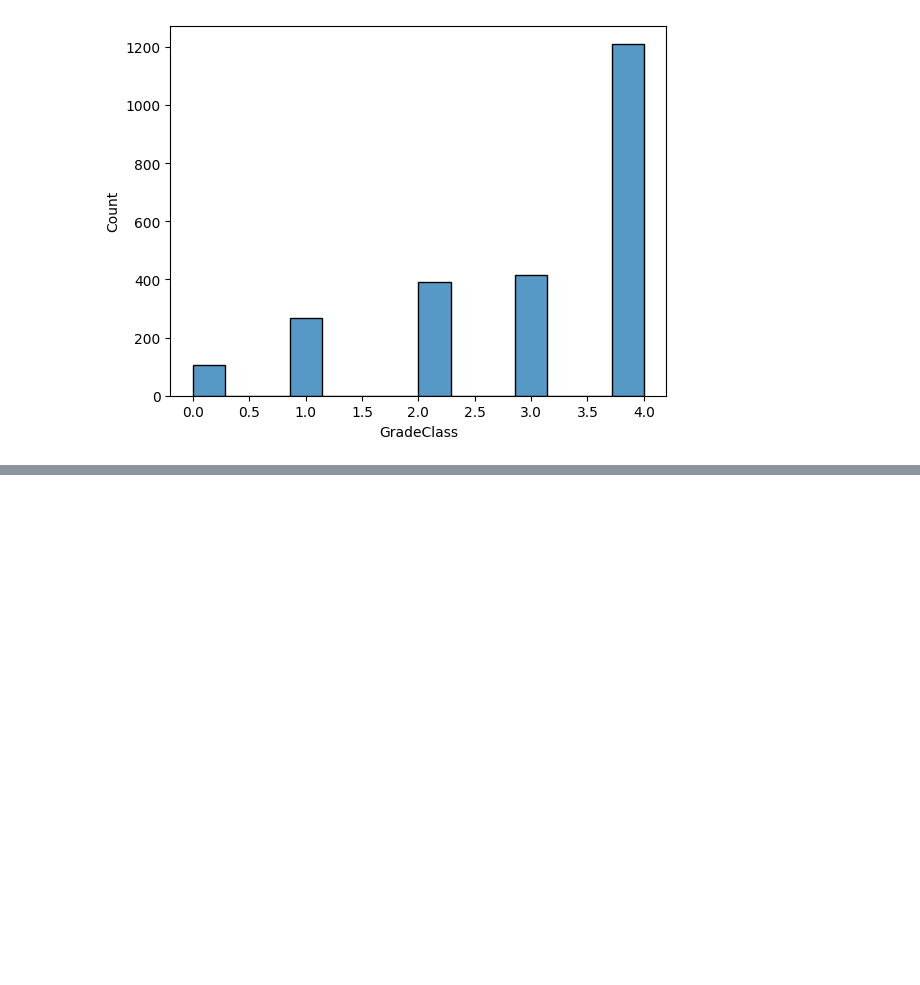
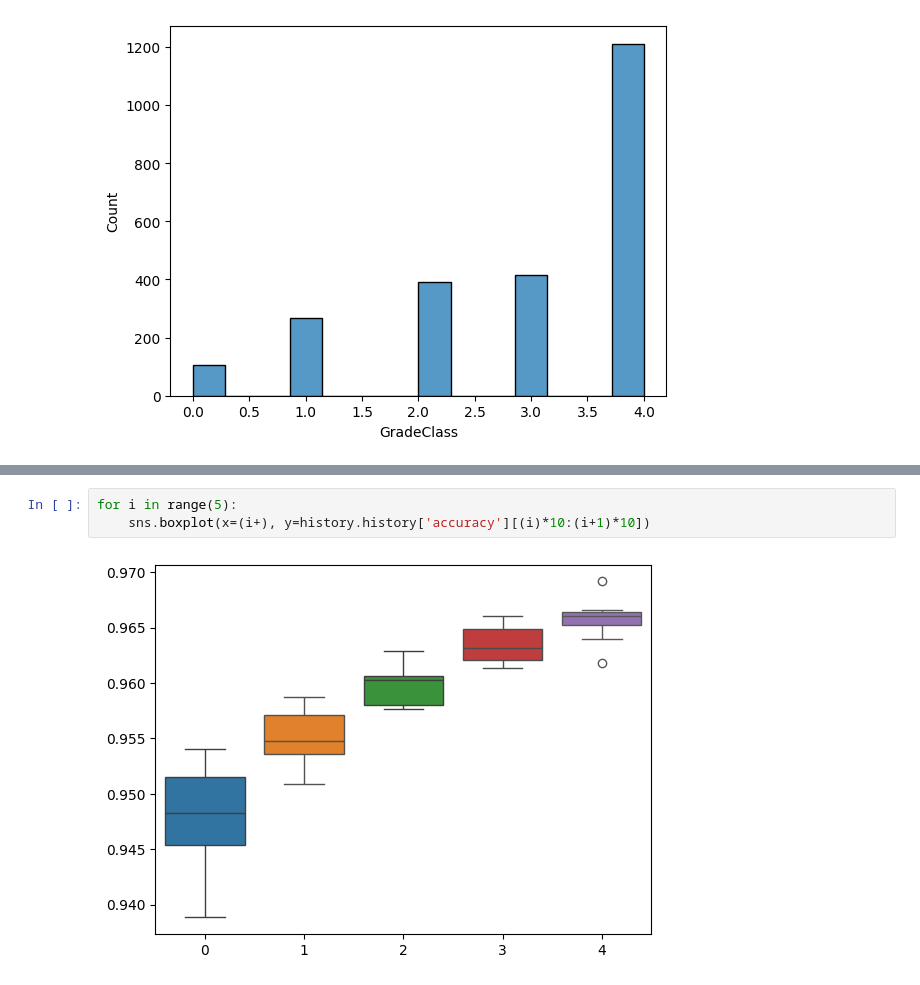
Before and after one commit to ManuOrdz/TalentoTech, a Jupyter notebook: Actividades/Clasificaccion.ipynb, the cells around one changed output, grey strips where cells are left out. Drawn from its saved outputs; the diff is of its cells as text; blank space fills up the shorter version.

```diff
--- a/Actividades/Clasificaccion.ipynb
+++ b/Actividades/Clasificaccion.ipynb
@@ -123 +139,6 @@ pd.DataFrame(history.history).plot(grid=True)
+# %%
+for i in range(5):
+    sns.boxplot(x=(i+), y=history.history['accuracy'][(i)*10:(i+1)*10])
+# %% [output]
+[figure, added]
 # %%
```
Also changed, not shown: parts of 12 cells of this notebook.
